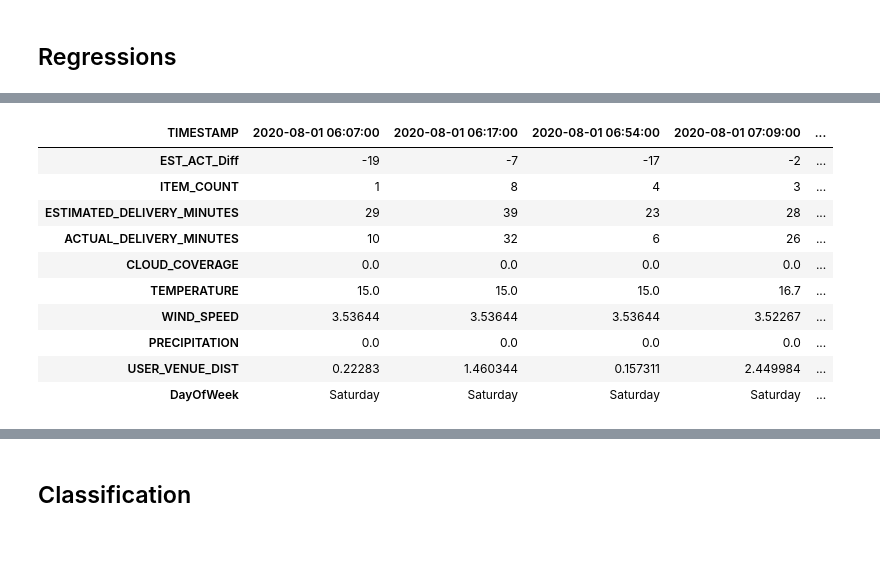
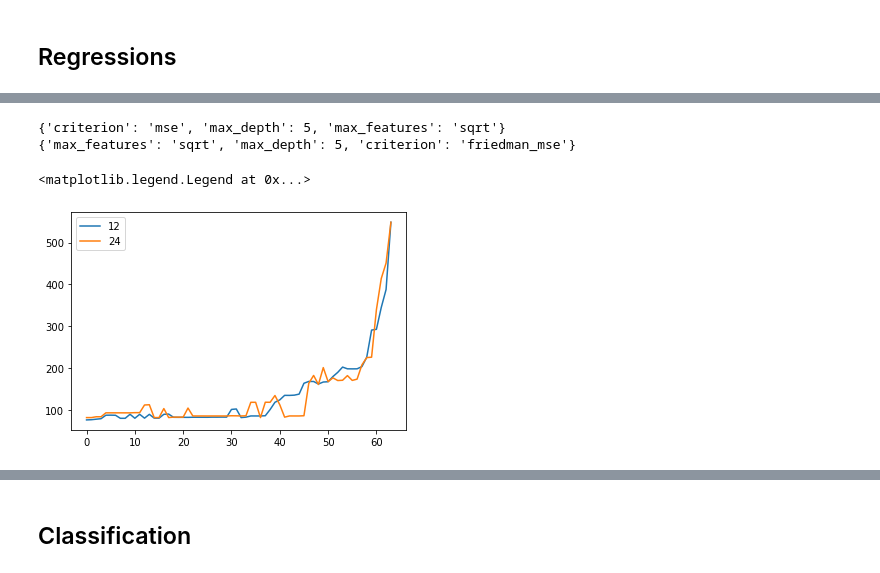
Before and after one commit to dmuiruri/woltorders, a Jupyter notebook: WoltProject.ipynb, the cells around one changed output, grey strips where cells are left out. Drawn from its saved outputs; the diff is of its cells as text; code cells hidden in the pictures; blank space fills up the shorter version.

Commit message:
Significant update to modelling notebook, all regressions added

```diff
--- a/WoltProject.ipynb
+++ b/WoltProject.ipynb
@@ -321,17 +357,12 @@ Index(['EST_ACT_Diff', 'ITEM_COUNT', 'USER_LAT', 'USER_LONG', 'VENUE_LAT',
       dtype='object')
 # %%
-data[['EST_ACT_Diff', 'ITEM_COUNT', 'ESTIMATED_DELIVERY_MINUTES', 'ACTUAL_DELIVERY_MINUTES',
-       'CLOUD_COVERAGE', 'TEMPERATURE', 'WIND_SPEED', 'PRECIPITATION',
-       'USER_VENUE_DIST', 'DayOfWeek']].head().T
+# Create data for a general linear regression
+reg_data = data[['EST_ACT_Diff', 'ITEM_COUNT','ESTIMATED_DELIVERY_MINUTES', 'ACTUAL_DELIVERY_MINUTES',
+                 'CLOUD_COVERAGE', 'TEMPERATURE', 'WIND_SPEED', 'PRECIPITATION',
+                 'USER_VENUE_DIST', 'DayOfWeek']].resample('H').mean()
+
+reg_data['DayOfWeek'] = pd.Series(reg_data.index, index=reg_data.index).dt.day_name()
+reg_data['orders_per_hour'] = orders_per_hour
+reg_data.dropna(inplace=True)
+X = reg_data.drop(columns=['DayOfWeek', 'orders_per_hour']).values
+y = reg_data['orders_per_hour'].values
-# %% [output]
-| TIMESTAMP | 2020-08-01 06:07:00 | 2020-08-01 06:17:00 | 2020-08-01 06:54:00 | 2020-08-01 07:09:00 | ... |
-| EST_ACT_Diff | -19 | -7 | -17 | -2 | ... |
-| ITEM_COUNT | 1 | 8 | 4 | 3 | ... |
-| ESTIMATED_DELIVERY_MINUTES | 29 | 39 | 23 | 28 | ... |
-| ACTUAL_DELIVERY_MINUTES | 10 | 32 | 6 | 26 | ... |
-| CLOUD_COVERAGE | 0.0 | 0.0 | 0.0 | 0.0 | ... |
-| TEMPERATURE | 15.0 | 15.0 | 15.0 | 16.7 | ... |
-| WIND_SPEED | 3.53644 | 3.53644 | 3.53644 | 3.52267 | ... |
-| PRECIPITATION | 0.0 | 0.0 | 0.0 | 0.0 | ... |
-| USER_VENUE_DIST | 0.22283 | 1.460344 | 0.157311 | 2.449984 | ... |
-| DayOfWeek | Saturday | Saturday | Saturday | Saturday | ... |
@@ -337,0 +378,20 @@ data[['EST_ACT_Diff', 'ITEM_COUNT', 'ESTIMATED_DELIVERY_MINUTES', 'ACTUAL_DELIVE
+# %%
+# Find a reasonable Boosted tree estimator
+parameter_grid = {'criterion': ['mse', 'friedman_mse'],
+                  'max_depth': [3, 5, 10],
+                  'max_features': ['auto', 'sqrt', 'log2', None]
+                 }
+tree_reg = DecisionTreeRegressor(random_state=1)
+grid_search = GridSearchCV(estimator=tree_reg, param_grid=parameter_grid, cv=10,
+                        n_jobs=-1, verbose=0, return_train_score=True)
+grid_search.fit(X, y)
+
+random_search = RandomizedSearchCV(estimator=tree_reg, param_distributions=parameter_grid, cv=10,
+                        n_jobs=-1, verbose=0, return_train_score=True)
+random_search.fit(X, y)
+
+print(grid_search.best_params_)
+print(random_search.best_params_)
+# %% [output]
+{'criterion': 'mse', 'max_depth': 5, 'max_features': 'sqrt'}
+{'max_features': 'sqrt', 'max_depth': 5, 'criterion': 'friedman_mse'}
@@ -337,0 +443,8 @@ data[['EST_ACT_Diff', 'ITEM_COUNT', 'ESTIMATED_DELIVERY_MINUTES', 'ACTUAL_DELIVE
+# %%
+# Try different seasonality approaches, seems indifferent
+plt.plot(arima_12['MSE'].values, label='12')
+plt.plot(arima_24['MSE'].values, label='24')
+plt.legend()
+# %% [output]
+<matplotlib.legend.Legend at 0x...>
+[figure, added]
```
Also changed, not shown: parts of 34 cells of this notebook, 1 other file.
